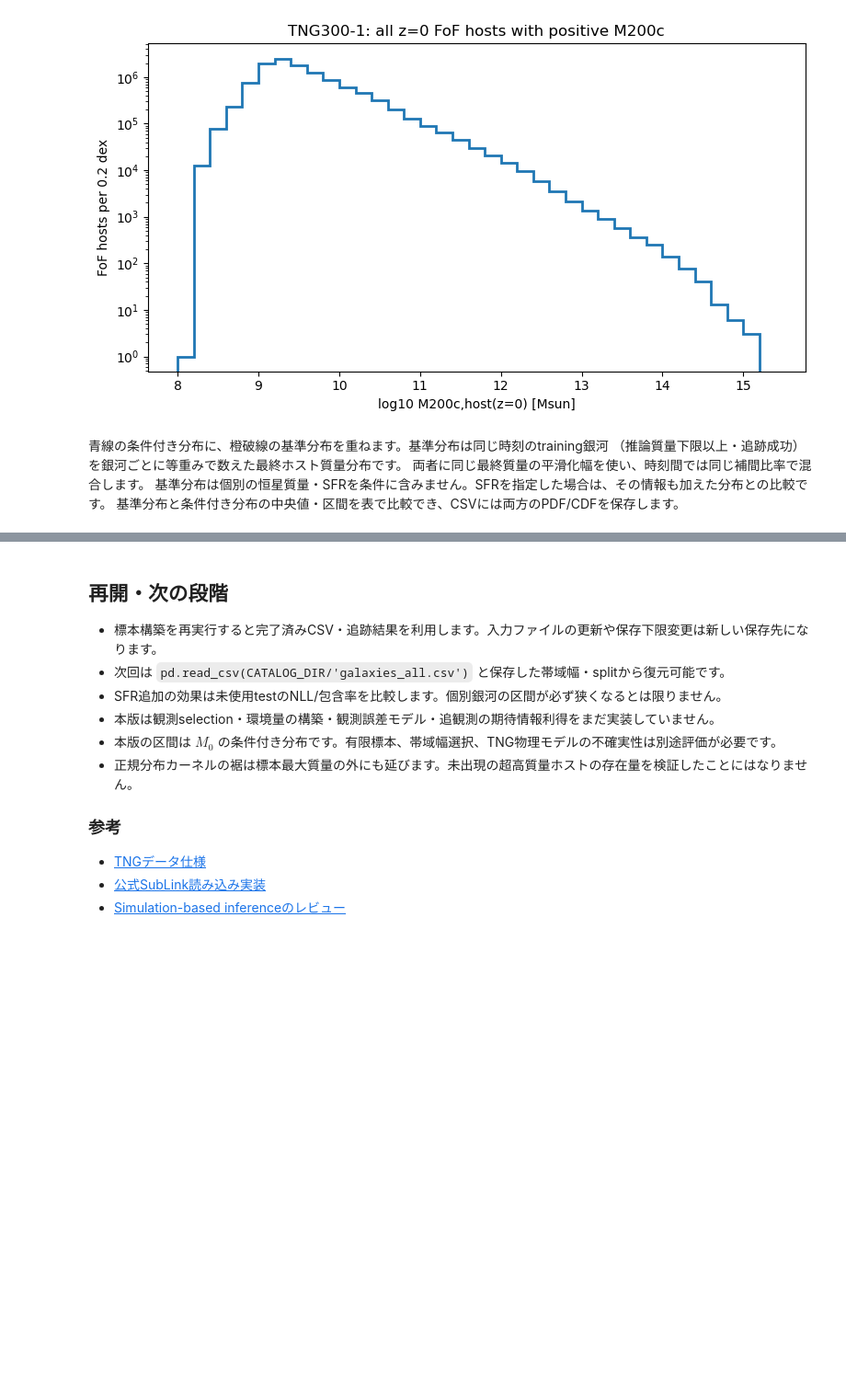
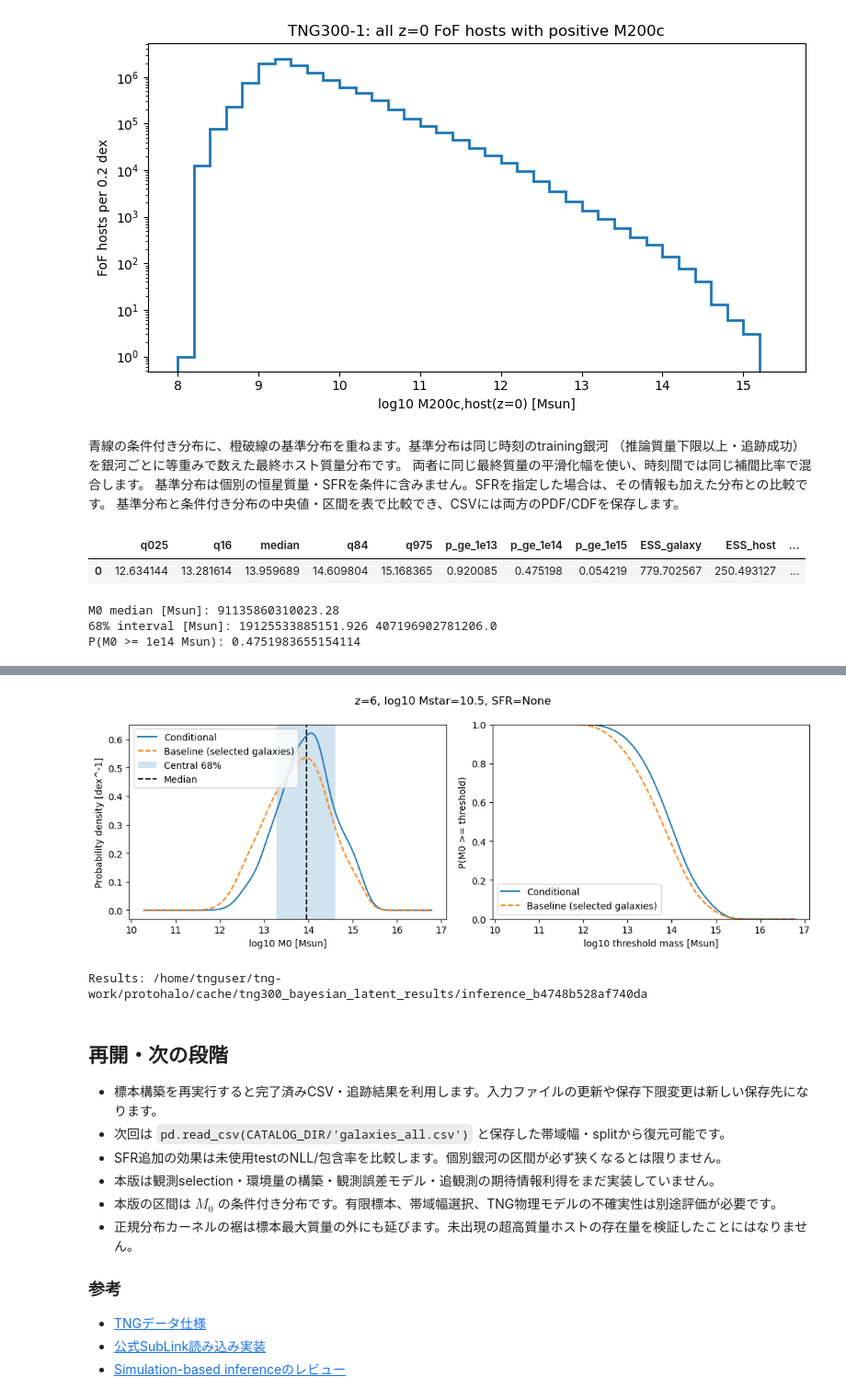
Before and after one commit to nakashima-K873/tng-work, a Jupyter notebook: protohalo/notebooks/09_tng300_latent_host_posterior.ipynb, the cells around one changed output, grey strips where cells are left out. Shown at 92% size. Saved outputs shown, nothing was run; the diff lists cells and outputs as text; code cells hidden in the pictures; blank space fills up the shorter version.

```diff
--- a/protohalo/notebooks/09_tng300_latent_host_posterior.ipynb
+++ b/protohalo/notebooks/09_tng300_latent_host_posterior.ipynb
@@ -876,15 +876,15 @@ plt.show()
 [figure]
 z=0 FoF hosts: total=17,625,892; positive finite M200c=11,461,519; excluded=6,164,373
 [figure]
-# %% [markdown]
-青線の条件付き分布に、橙破線の基準分布を重ねます。基準分布は同じ時刻のtraining銀河
-（推論質量下限以上・追跡成功）を銀河ごとに等重みで数えた最終ホスト質量分布です。
-両者に同じ最終質量の平滑化幅を使い、時刻間では同じ補間比率で混合します。
-基準分布は個別の恒星質量・SFRを条件に含みません。SFRを指定した場合は、その情報も加えた分布との比較です。
-基準分布と条件付き分布の中央値・区間を表で比較でき、CSVには両方のPDF/CDFを保存します。
+# %% [markdown]
+青線の条件付き分布に、橙破線の基準分布を重ねます。基準分布は同じ時刻のtraining銀河
+（推論質量下限以上・追跡成功）を銀河ごとに等重みで数えた最終ホスト質量分布です。
+両者に同じ最終質量の平滑化幅を使い、時刻間では同じ補間比率で混合します。
+基準分布は個別の恒星質量・SFRを条件に含みません。SFRを指定した場合は、その情報も加えた分布との比較です。
+基準分布と条件付き分布の中央値・区間を表で比較でき、CSVには両方のPDF/CDFを保存します。
 # %%
 model = LatentHostModel(train, selected, MODEL_LOGMSTAR_MIN)
-QUERY = dict(z=6.0, logMstar=9.5, sfr=None)  # 例：任意で sfr=10.0
+QUERY = dict(z=6.0, logMstar=10.5, sfr=None)  # 例：任意で sfr=10.0
 posterior = model.posterior(**QUERY)
 summary = posterior.summary()
 display(pd.DataFrame([summary]))
@@ -935,3 +935,9 @@ fig.tight_layout()
 fig.savefig(RESULTS/f'posterior_{query_id}.png', dpi=160)
 plt.show()
 print('Results:', RESULTS.resolve())
+# %% [output]
+|  | q025 | q16 | median | q84 | q975 | p_ge_1e13 | p_ge_1e14 | p_ge_1e15 | ESS_galaxy | ESS_host | ... |
+| 0 | 12.634144 | 13.281614 | 13.959689 | 14.609804 | 15.168365 | 0.920085 | 0.475198 | 0.054219 | 779.702567 | 250.493127 | ... |
+M0 median [Msun]: 91135860310023.28
+68% interval [Msun]: 19125533885151.926 407196902781206.0
+P(M0 >= 1e14 Msun): 0.4751983655154114
@@ -938,3 +947,5 @@ print('Results:', RESULTS.resolve())
+[figure, added]
+Results: /home/tnguser/tng-work/protohalo/cache/tng300_bayesian_latent_results/inference_b4748b528af740da
 # %% [markdown]
 ## 再開・次の段階
 - 標本構築を再実行すると完了済みCSV・追跡結果を利用します。入力ファイルの更新や保存下限変更は新しい保存先になります。
```
Also changed, not shown: parts of 1 cell of this notebook.
